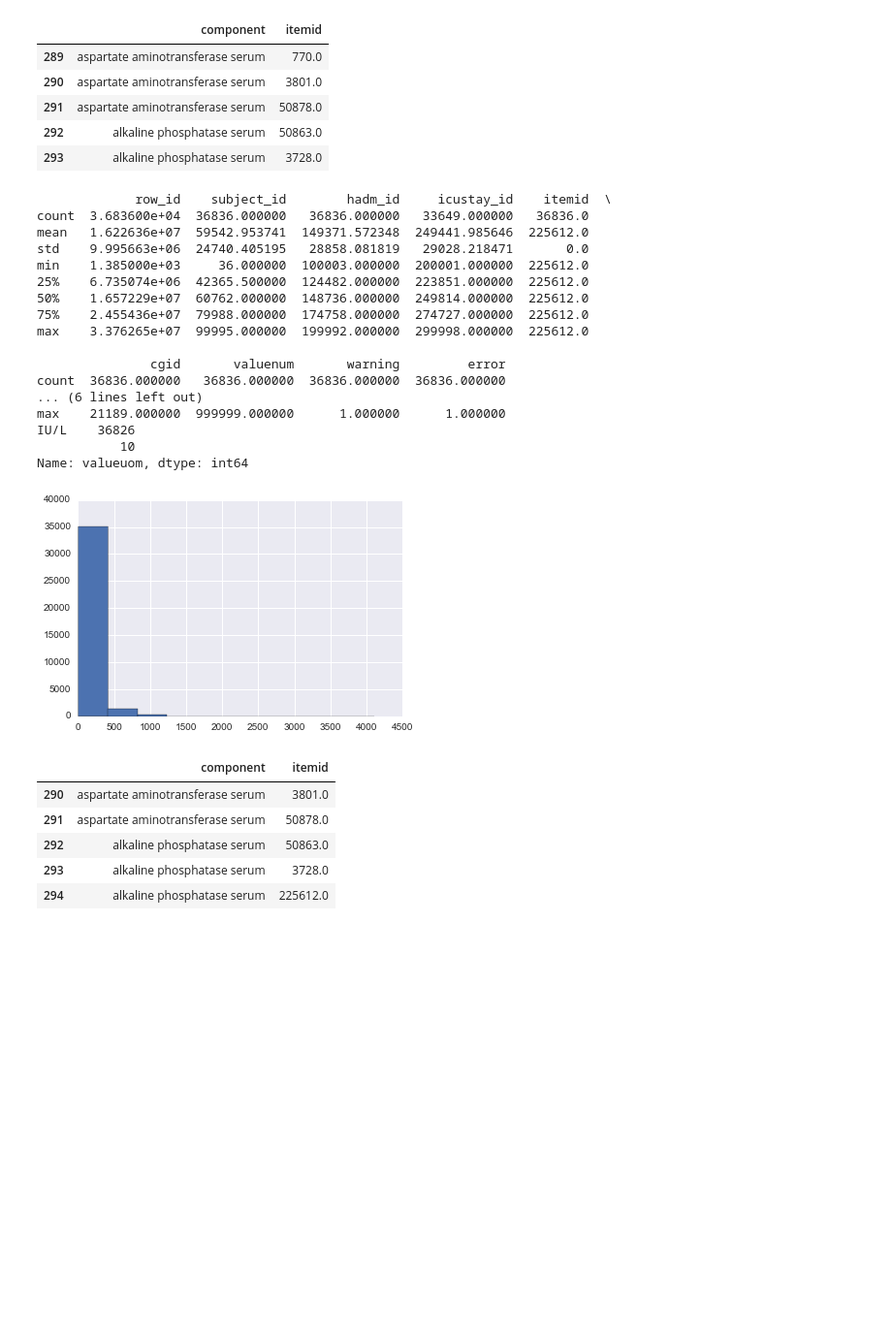
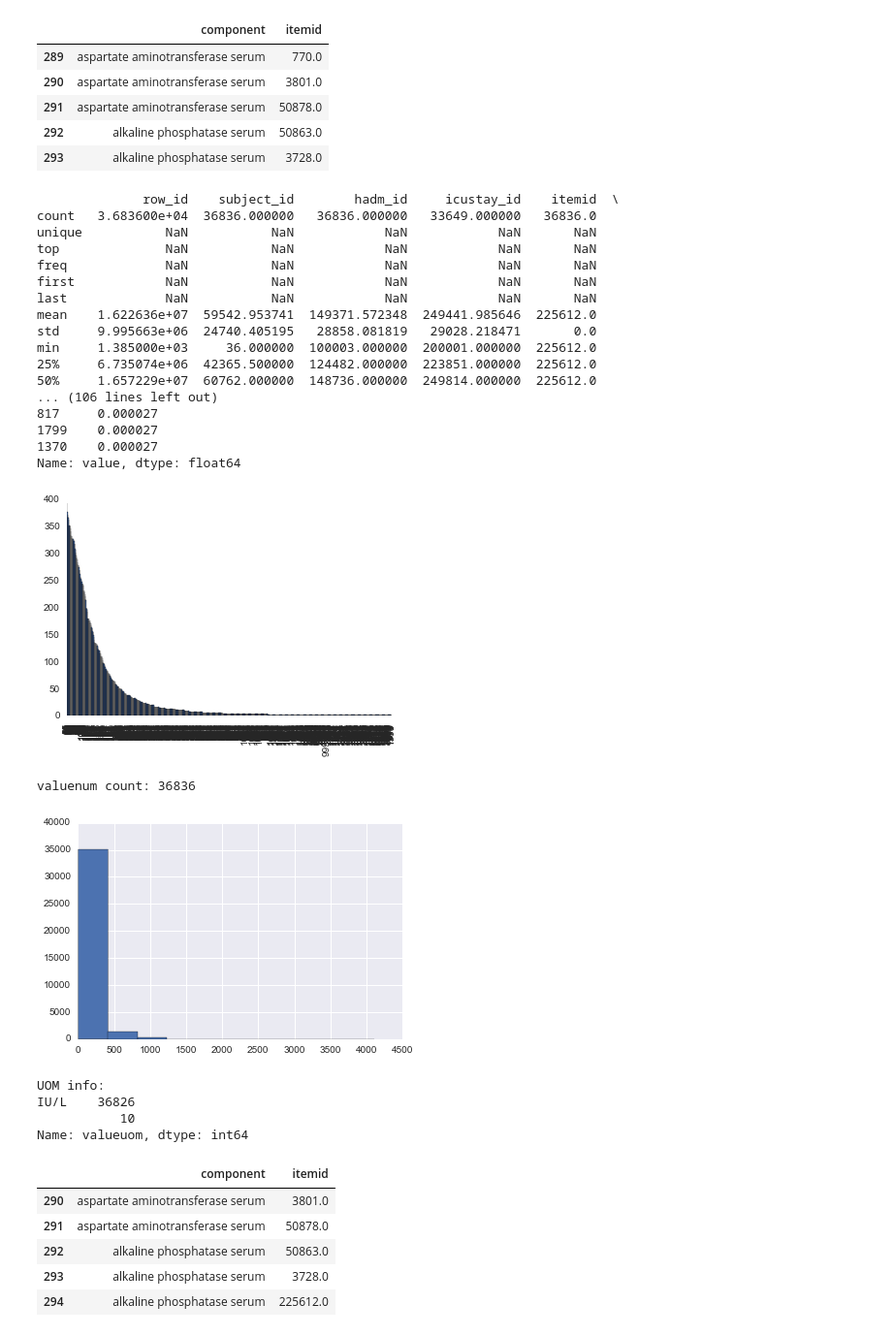
Before and after one commit to jgenk/icu_ml, a Jupyter notebook: 6_Building_all_defs.ipynb, the cells around one changed output. Shown at 97% size. Cells and saved outputs as stored; diff of their text form; code cells hidden in the pictures; blank space fills up the shorter version.

Commit message:
updates to item map and mimic explorer. Additional models run on simple data. re-executing of etl for complex data. exploration of other possible etco2 synonyms.

```diff
--- a/6_Building_all_defs.ipynb
+++ b/6_Building_all_defs.ipynb
@@ -2771,26 +2881,32 @@ mimic.add_item_mapping(component,[50863,3728]).tail()
 | 292 | alkaline phosphatase serum | 50863.0 |
 | 293 | alkaline phosphatase serum | 3728.0 |
 # %%
-df_alp = explorer.investigate(225612)
+df_alp = explorer.investigate(225612,10000)
 # %% [output]
-             row_id    subject_id        hadm_id     icustay_id    itemid  \
-count  3.683600e+04  36836.000000   36836.000000   33649.000000   36836.0
-mean   1.622636e+07  59542.953741  149371.572348  249441.985646  225612.0
-std    9.995663e+06  24740.405195   28858.081819   29028.218471       0.0
-min    1.385000e+03     36.000000  100003.000000  200001.000000  225612.0
-25%    6.735074e+06  42365.500000  124482.000000  223851.000000  225612.0
-50%    1.657229e+07  60762.000000  148736.000000  249814.000000  225612.0
-75%    2.455436e+07  79988.000000  174758.000000  274727.000000  225612.0
-max    3.376265e+07  99995.000000  199992.000000  299998.000000  225612.0
-
-               cgid       valuenum       warning         error
-count  36836.000000   36836.000000  36836.000000  36836.000000
-... (6 lines left out)
-max    21189.000000  999999.000000      1.000000      1.000000
-IU/L    36826
-           10
-Name: valueuom, dtype: int64
+              row_id    subject_id        hadm_id     icustay_id    itemid  \
+count   3.683600e+04  36836.000000   36836.000000   33649.000000   36836.0
+unique           NaN           NaN            NaN            NaN       NaN
+top              NaN           NaN            NaN            NaN       NaN
+freq             NaN           NaN            NaN            NaN       NaN
+first            NaN           NaN            NaN            NaN       NaN
+last             NaN           NaN            NaN            NaN       NaN
+mean    1.622636e+07  59542.953741  149371.572348  249441.985646  225612.0
+std     9.995663e+06  24740.405195   28858.081819   29028.218471       0.0
+min     1.385000e+03     36.000000  100003.000000  200001.000000  225612.0
+25%     6.735074e+06  42365.500000  124482.000000  223851.000000  225612.0
+50%     1.657229e+07  60762.000000  148736.000000  249814.000000  225612.0
+... (106 lines left out)
+817     0.000027
+1799    0.000027
+1370    0.000027
+Name: value, dtype: float64
-[figure, old version]
+[figure, new version]
+valuenum count: 36836
+[figure, added]
+UOM info:
+IU/L    36826
+           10
+Name: valueuom, dtype: int64
 # %%
 mimic.add_item_mapping(component,[225612]).tail()
 # %% [output]
```
Also changed, not shown: parts of 37 cells of this notebook, 10 other files.
